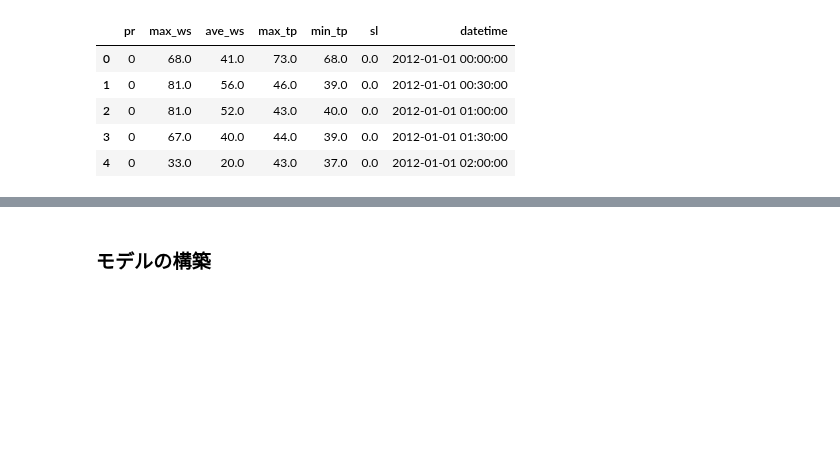
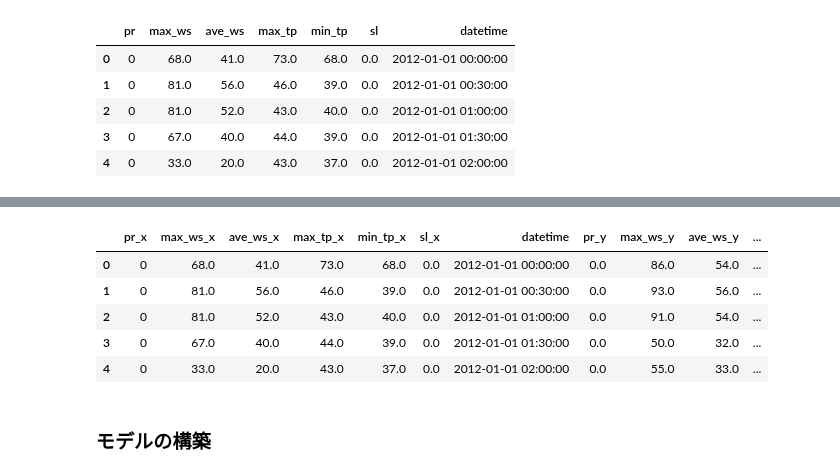
Before and after one commit to gciteam6/predict_amd, a Jupyter notebook: sl_MLP.ipynb, the cells around one changed output, grey strips where cells are left out. Saved outputs shown, nothing was run; the diff lists cells and outputs as text; code cells hidden in the pictures; blank space fills up the shorter version.

```diff
--- a/sl_MLP.ipynb
+++ b/sl_MLP.ipynb
@@ -173,3 +213,12 @@ target_30.head()
+# %%
+result.head()
+# %% [output]
+|  | pr_x | max_ws_x | ave_ws_x | max_tp_x | min_tp_x | sl_x | datetime | pr_y | max_ws_y | ave_ws_y | ... |
+| 0 | 0 | 68.0 | 41.0 | 73.0 | 68.0 | 0.0 | 2012-01-01 00:00:00 | 0.0 | 86.0 | 54.0 | ... |
+| 1 | 0 | 81.0 | 56.0 | 46.0 | 39.0 | 0.0 | 2012-01-01 00:30:00 | 0.0 | 93.0 | 56.0 | ... |
+| 2 | 0 | 81.0 | 52.0 | 43.0 | 40.0 | 0.0 | 2012-01-01 01:00:00 | 0.0 | 91.0 | 54.0 | ... |
+| 3 | 0 | 67.0 | 40.0 | 44.0 | 39.0 | 0.0 | 2012-01-01 01:30:00 | 0.0 | 50.0 | 32.0 | ... |
+| 4 | 0 | 33.0 | 20.0 | 43.0 | 37.0 | 0.0 | 2012-01-01 02:00:00 | 0.0 | 55.0 | 33.0 | ... |
 # %%
 # モデル構築のためにデータを分割する
 
```
Also changed, not shown: parts of 22 cells of this notebook, 12 other files.
